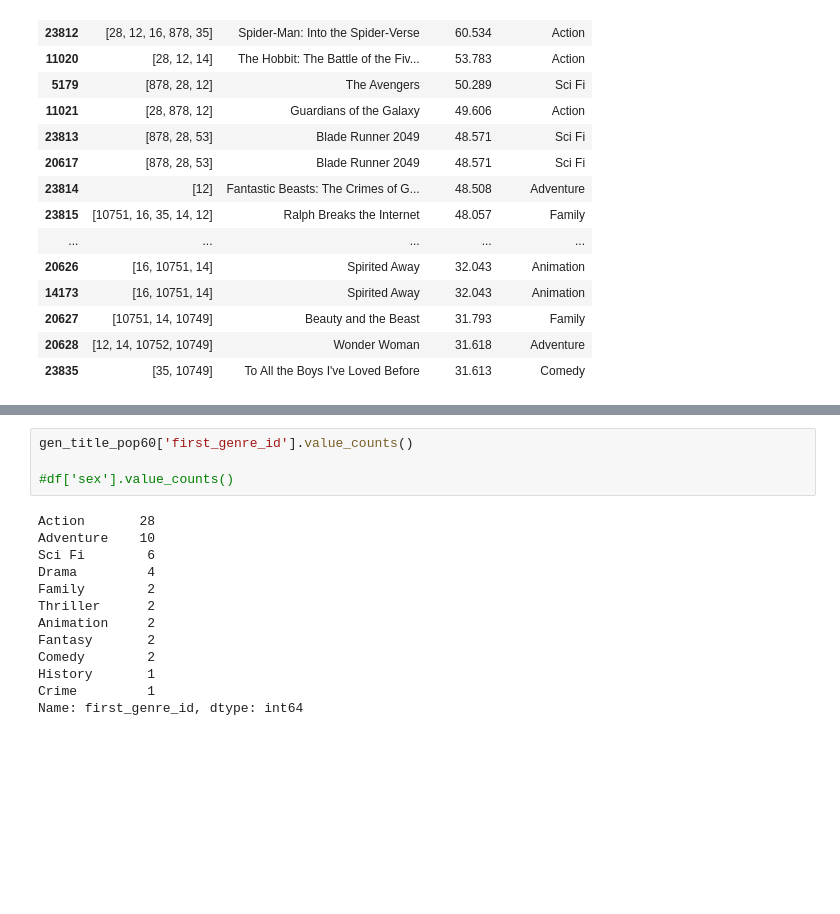
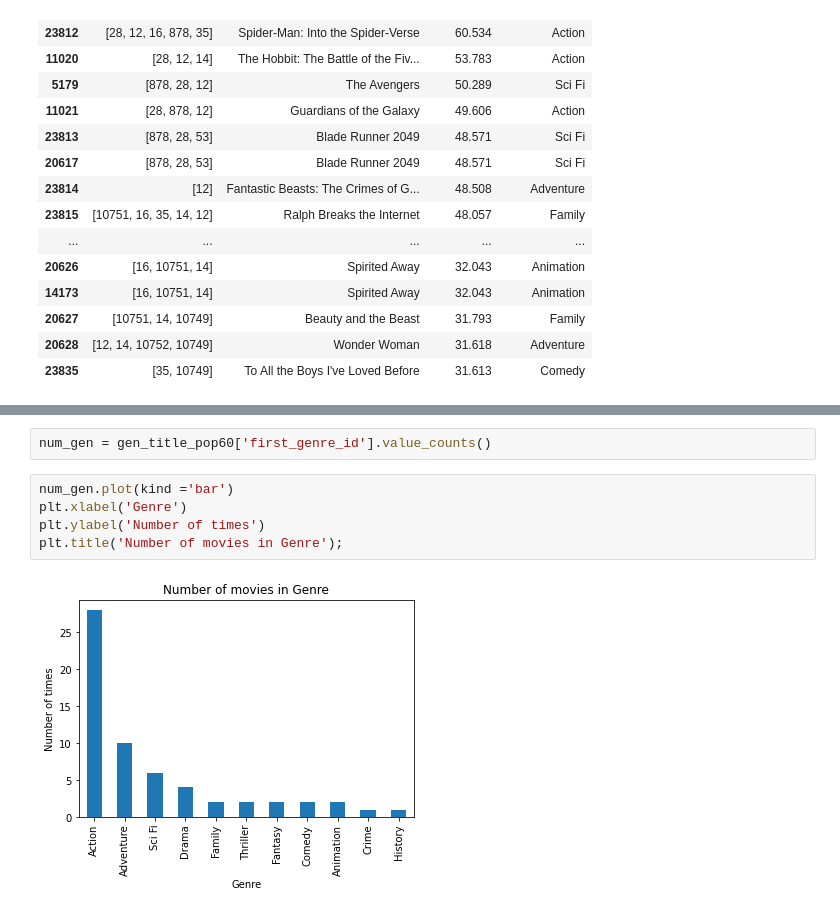
Before and after one commit to reboyce/Gilbert-Team-Repo, a Jupyter notebook: Notebooks/Ryan's Notebook .ipynb, the cells around one changed output, grey strips where cells are left out. Cells and saved outputs as stored; diff of their text form; blank space fills up the shorter version.

```diff
--- a/Notebooks/Ryan's Notebook .ipynb
+++ b/Notebooks/Ryan's Notebook .ipynb
@@ -314,17 +262,9 @@ gen_title_pop60
-# %%
-gen_title_pop60['first_genre_id'].value_counts()
-
-#df['sex'].value_counts()
-# %% [output]
-Action       28
-Adventure    10
-Sci Fi        6
-Drama         4
-Family        2
-Thriller      2
-Animation     2
-Fantasy       2
-Comedy        2
-History       1
-Crime         1
-Name: first_genre_id, dtype: int64
+# %%
+num_gen = gen_title_pop60['first_genre_id'].value_counts()
+# %%
+num_gen.plot(kind ='bar')
+plt.xlabel('Genre')
+plt.ylabel('Number of times')
+plt.title('Number of movies in Genre');
+# %% [output]
+[figure, added]
```
Also changed, not shown: parts of 3 cells of this notebook.
